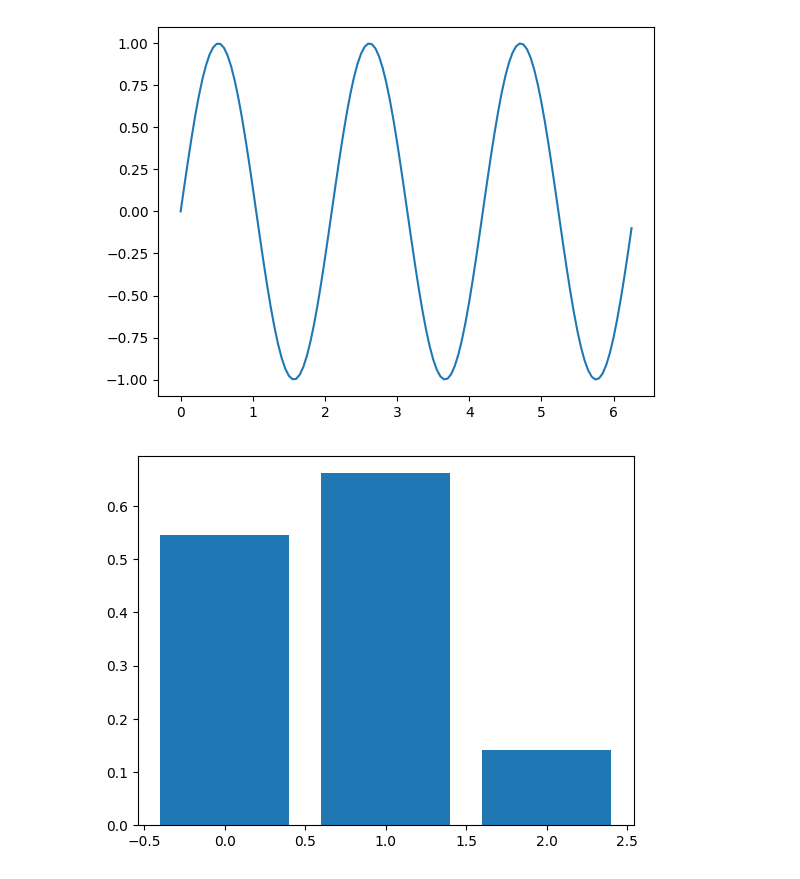
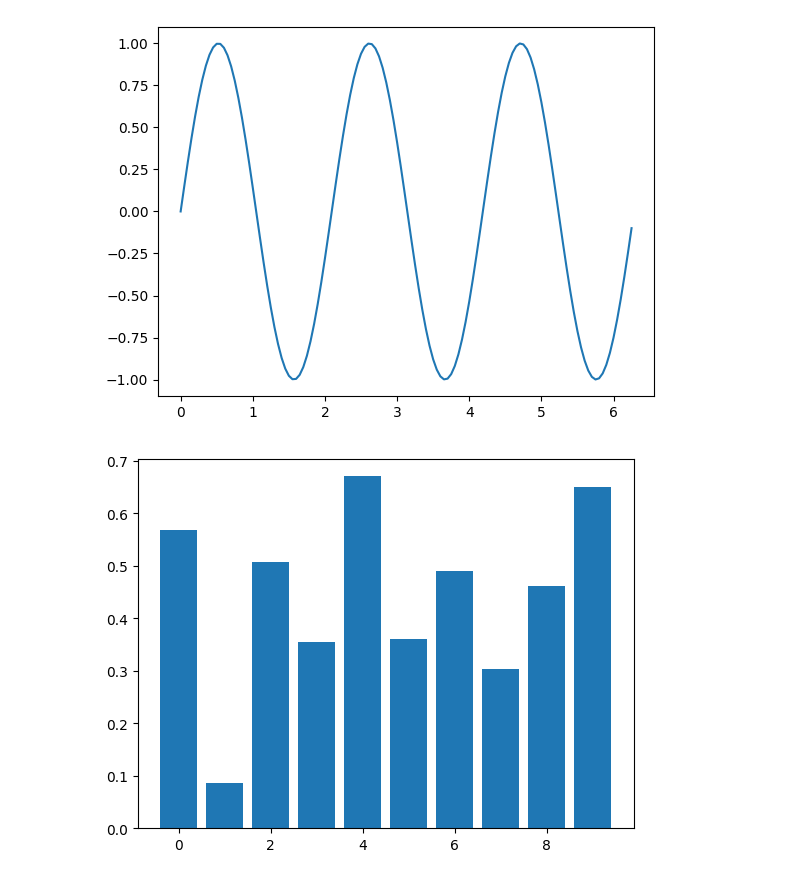
Before and after one commit to Veda-rathna/Numpy, a Jupyter notebook: matplotlib.ipynb, the cells around one changed output. Drawn from its saved outputs; the diff is of its cells as text; code cells hidden in the pictures.

Commit message:
bar plot changes

```diff
--- a/matplotlib.ipynb
+++ b/matplotlib.ipynb
@@ -41,11 +41,11 @@ plt.show()
 # %%
 import matplotlib.pyplot as plt
 import numpy as np
 
-n = 3
+n = 10
 x = np.arange(n)
 y = np.random.rand(n)
 plt.bar(x, y)
 plt.show()
 # %% [output]
-[figure, old version]
+[figure, new version]
```
